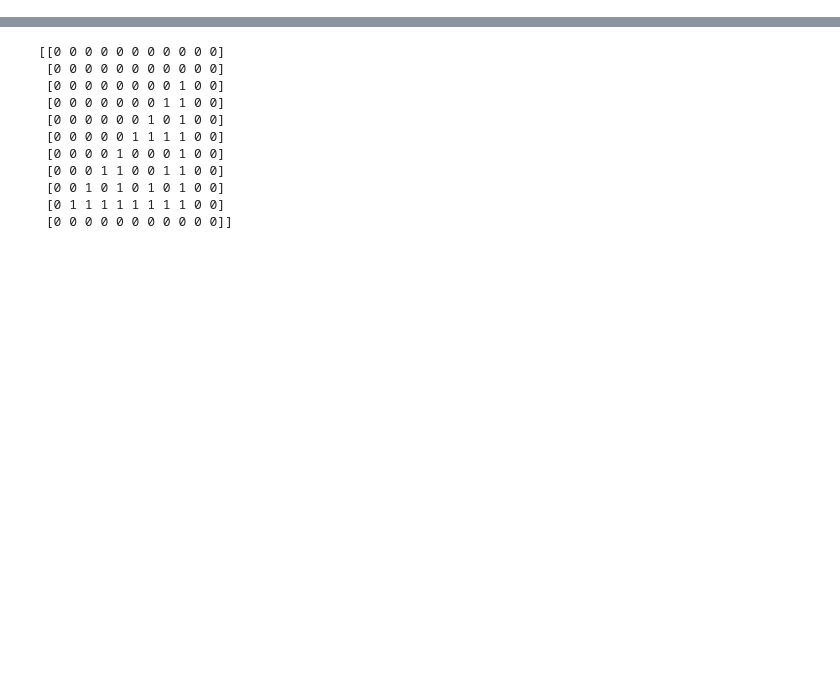
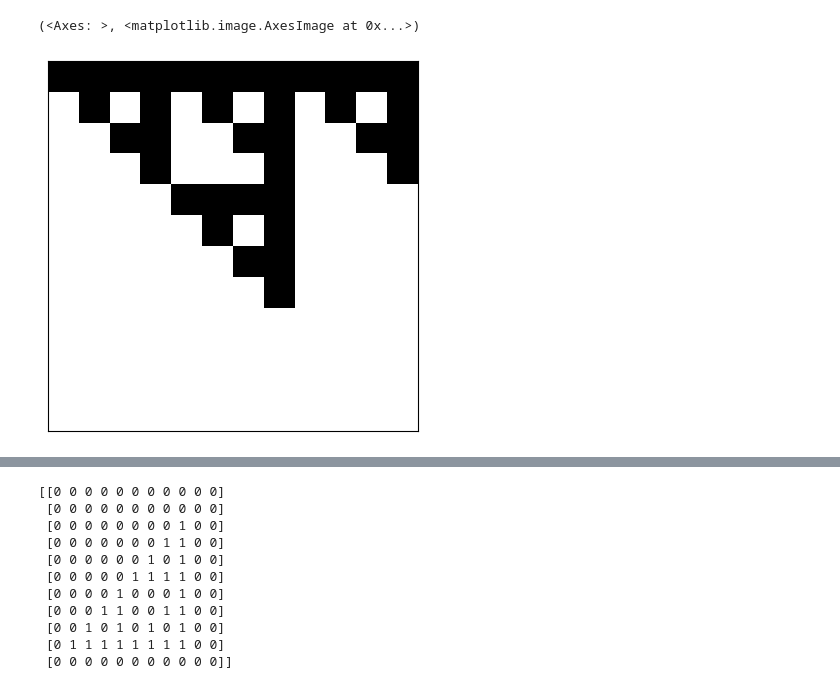
Before and after one commit to toM0dots/XYZ-color-code, a Jupyter notebook: XYZ_color_code/nm_plotting.ipynb, the cells around one changed output, grey strips where cells are left out. Saved outputs shown, nothing was run; the diff lists cells and outputs as text; code cells hidden in the pictures; blank space fills up the shorter version.

```diff
--- a/XYZ_color_code/nm_plotting.ipynb
+++ b/XYZ_color_code/nm_plotting.ipynb
@@ -197,3 +247,9 @@ def pascal_mod2_rows(num_rows: int, width: int | None = None) -> np.ndarray:
+# %%
+lat = np.roll(lattice, 1,0)
+plot_checkerboard(lat)
+# %% [output]
+(<Axes: >, <matplotlib.image.AxesImage at 0x...>)
+[figure, added]
 # %%
 # example
 # error_qubits = {(1, 0), (2, 0), (0, 1), (2, 1), (3, 1), (0, 2), (1, 2), (3, 2), (1, 3), (2, 3), }
```
Also changed, not shown: parts of 7 cells of this notebook, 3 other files.
